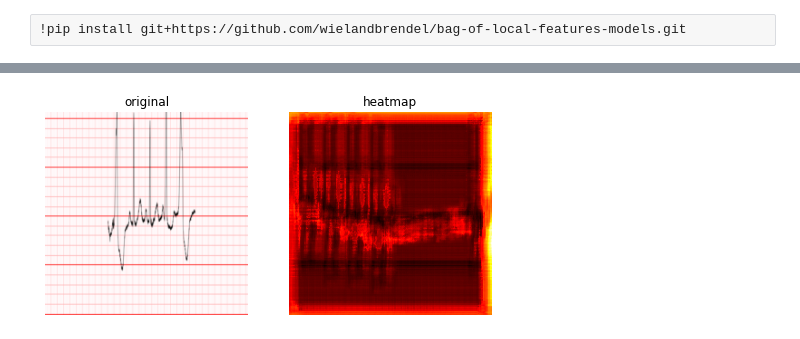
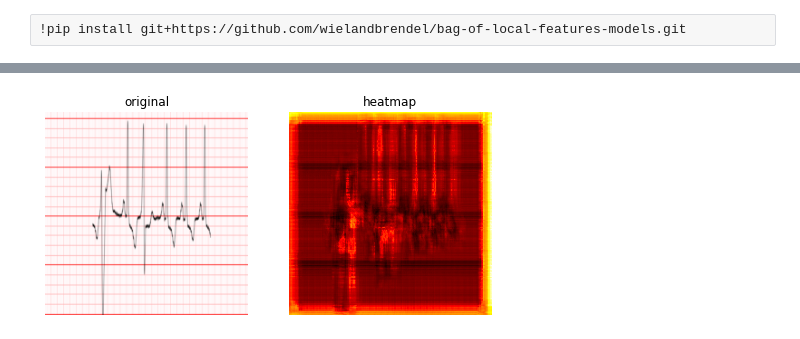
Before and after one commit to ruivarandas/DSLproject, a Jupyter notebook: notebooks/testing_and_interpret.ipynb, the cells around one changed output, grey strips where cells are left out. Drawn from its saved outputs; the diff is of its cells as text; code cells hidden in the pictures.

```diff
--- a/notebooks/testing_and_interpret.ipynb
+++ b/notebooks/testing_and_interpret.ipynb
@@ -324,3 +324,5 @@ extremal_perturbation:
 !pip install git+https://github.com/wielandbrendel/bag-of-local-features-models.git
 # %%
 from bagnets.utils import plot_heatmap, generate_heatmap_pytorch
+# %%
+index=1
@@ -327,23 +351,22 @@ from bagnets.utils import plot_heatmap, generate_heatmap_pytorch
 # %%
-original, label = x.detach().cpu().numpy(), labels
-heatmap = generate_heatmap_pytorch(model, original, labels, 33)
+original, label = x[index].unsqueeze(0).detach().cpu().numpy(), labels
+heatmap = generate_heatmap_pytorch(model, original, labels[index].unsqueeze(0), patchsize=33)
+# heatmap = generate_heatmap_pytorch(pytorch_model, original, labels.unsqueeze(0), patchsize=33)
 # %%
 fig = plt.figure(figsize=(8, 4))
-
-original_image = original[index].transpose([1,2,0])
 
 ax = plt.subplot(121)
 ax.set_title('original')
 plt.imshow(deprocess(x[index].detach().cpu()))
 plt.axis('off')
 
 ax = plt.subplot(122)
 ax.set_title('heatmap')
 plt.imshow(heatmap, cmap='hot')
 
 # plot_heatmap(heatmap, original_image, ax, cmap='hot', dilation=0.5, percentile=99, alpha=.25)
 plt.axis('off')
 
 plt.show()
 # %% [output]
-[figure, old version]
+[figure, new version]
```
Also changed, not shown: parts of 2 cells of this notebook.
